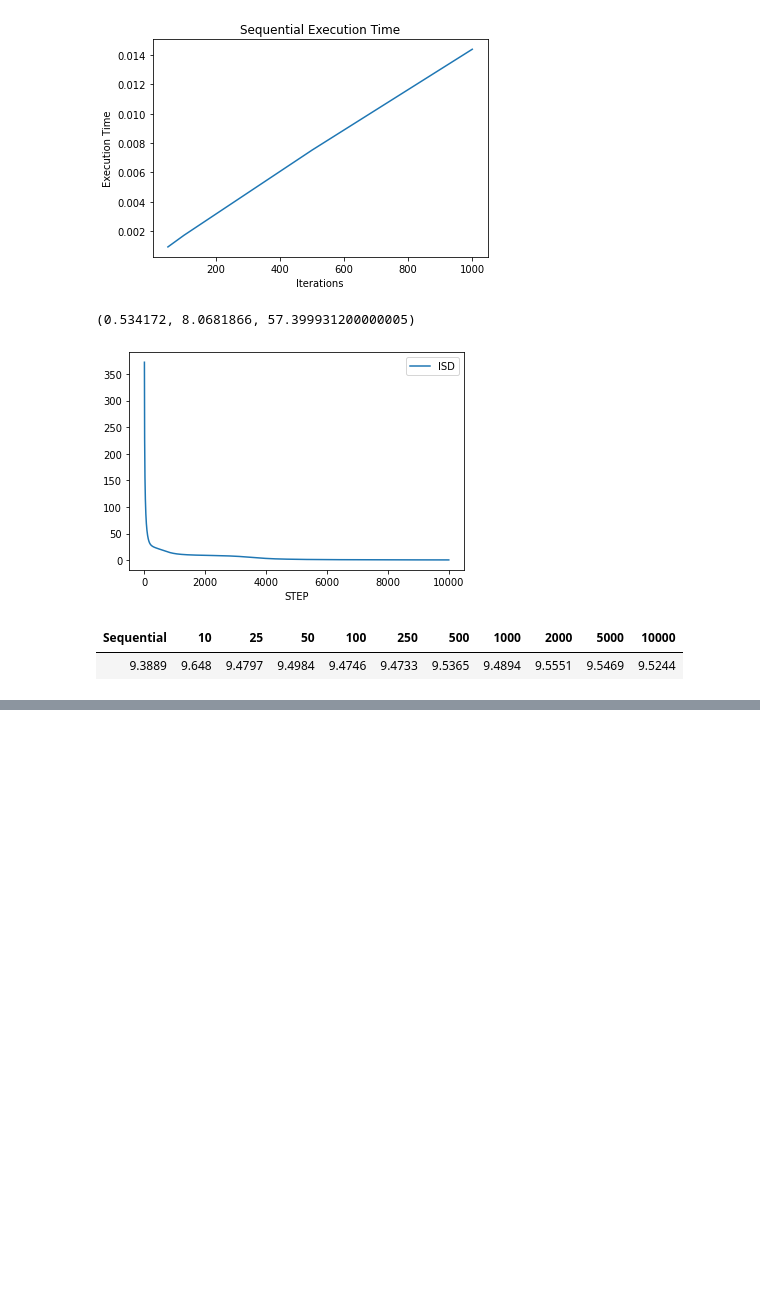
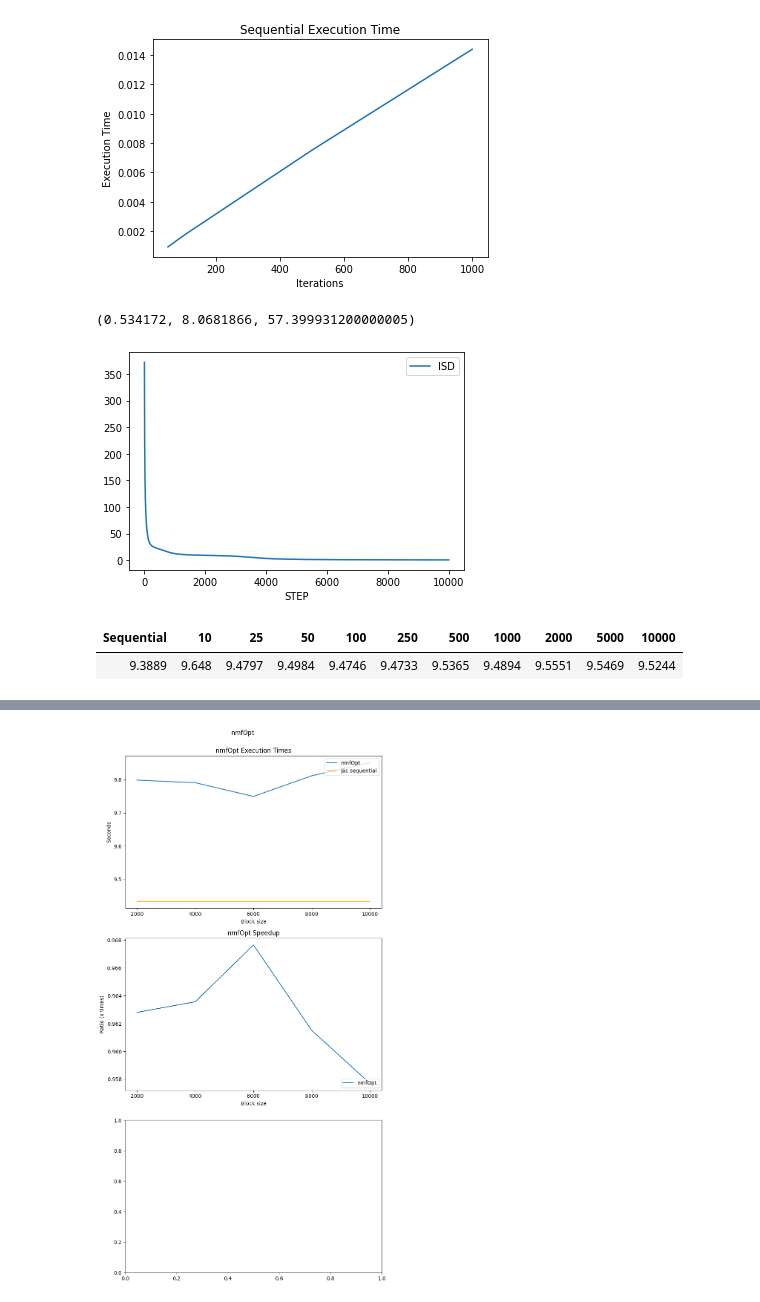
Before and after one commit to NFabrizio/NMF, a Jupyter notebook: results.ipynb, the cells around one changed output, grey strips where cells are left out. Saved outputs shown, nothing was run; the diff lists cells and outputs as text; code cells hidden in the pictures; blank space fills up the shorter version.

```diff
--- a/results.ipynb
+++ b/results.ipynb
@@ -186,0 +240,46 @@ table
+# %%
+import matplotlib.pyplot as plt
+
+def plot_times(adjusted_data, fig_title='', fig_file_name='test.png'):
+#     sieve_results = adjusted_data[::2]
+#     sieve1_results = adjusted_data[1::2]
+    seq_results = adjusted_data[:1]
+    opt_results = adjusted_data[1:]
+
+    fig, axs = plt.subplots(3, figsize=(8, 15))
+
+    fig.suptitle(fig_title, y=1)
+
+    axs[0].plot(opt_results['b'], opt_results['adjusted_mean'], label=fig_title)
+    axs[0].hlines(y=seq_results['adjusted_mean'], xmin=2000, xmax=10000, colors='orange', label='jac sequential')
+    axs[0].set_ylabel('Seconds')
+    axs[0].legend(loc='upper right')
+    axs[0].set_title(f"{fig_title} Execution Times")
+    axs[0].set_xticks(opt_results['b'], opt_results['b'])
+    axs[0].set_xlabel('Block size')
+
+    axs[1].plot(opt_results['b'], opt_results['speedup'], label=fig_title)
+    axs[1].legend(loc='lower right')
+    axs[1].set_ylabel('Ratio (x times)')
+    axs[1].set_title(f"{fig_title} Speedup")
+    axs[1].set_xticks(opt_results['b'], opt_results['b'])
+    axs[1].set_xlabel('Block size')
+
+#     axs[2].plot(buf1_results['num_procs'], buf1_results['efficiency'], label=fig_title + ' k=1')
+#     axs[2].plot(buf2_results['num_procs'], buf2_results['efficiency'], label=fig_title + ' k=2')
+#     axs[2].plot(buf3_results['num_procs'], buf3_results['efficiency'], label=fig_title + ' k=3')
+#     axs[2].plot(buf4_results['num_procs'], buf4_results['efficiency'], label=fig_title + ' k=4')
+#     axs[2].legend(loc='lower left')
+#     axs[2].set_ylabel('Ratio')
+#     axs[2].set_title(f"{fig_title} Efficiency")
+#     axs[2].set_xticks(buf1_results['num_procs'], buf1_results['num_procs'])
+#     axs[2].set_xlabel('Number of processes')
+
+
+    fig.tight_layout()
+
+    fig.savefig(fig_file_name, bbox_inches='tight')
+# %%
+plot_times(adjusted_data_nmfOpt, 'nmfOpt', 'nmfOpt.png')
+# %% [output]
+[figure, added]
```
Also changed, not shown: parts of 5 cells of this notebook, 8 other files.
